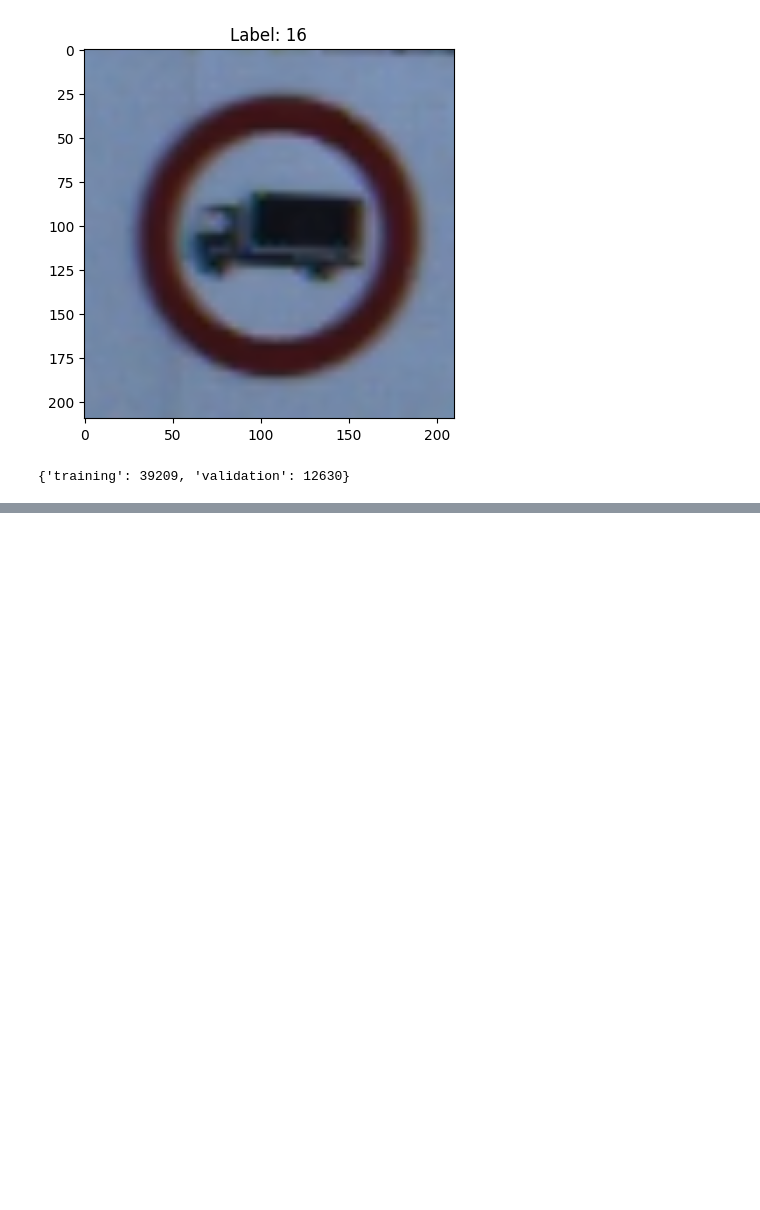
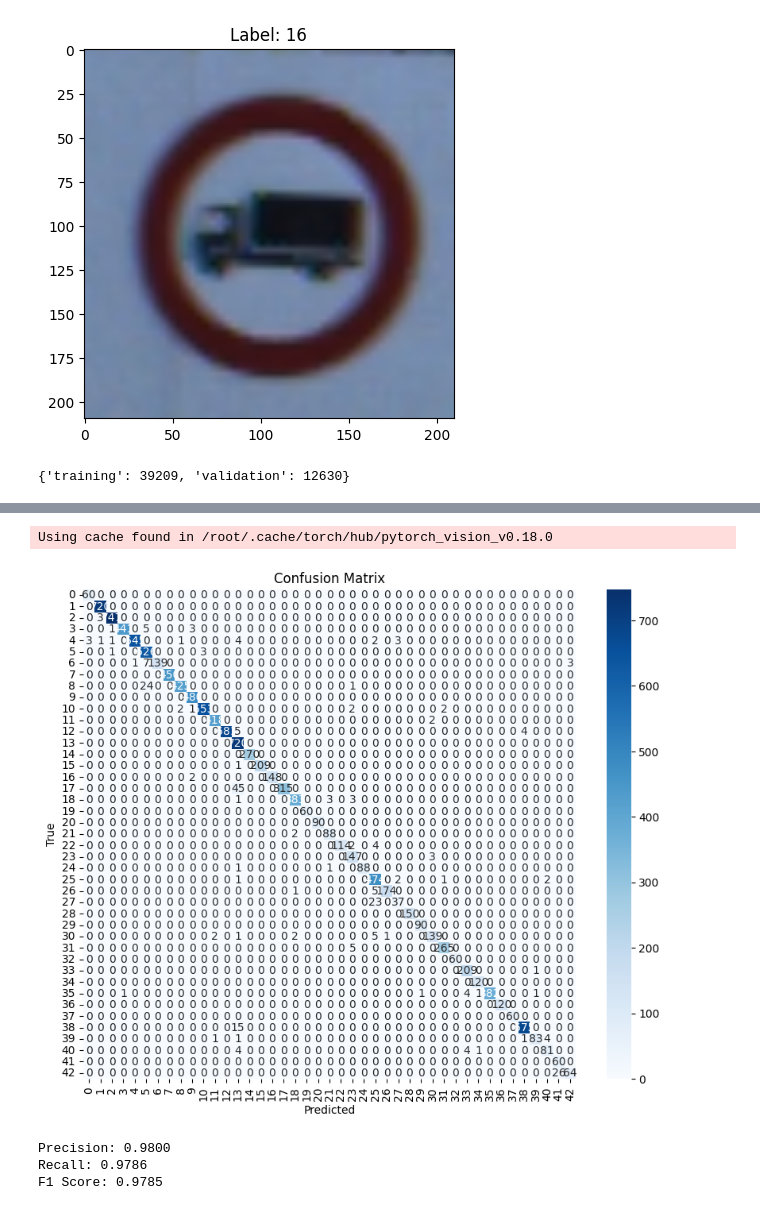
Before and after one commit to LimeMun/PDL_GTSRB, a Jupyter notebook: model_train.ipynb, the cells around one changed output, grey strips where cells are left out. Saved outputs shown, nothing was run; the diff lists cells and outputs as text; code cells hidden in the pictures; blank space fills up the shorter version.

```diff
--- a/model_train.ipynb
+++ b/model_train.ipynb
@@ -158,0 +232,55 @@ def Train(model, criterion, optimizer, num_epochs, batch_size, dataloaders):
+# %%
+import torch
+from torchvision import transforms, datasets
+from torch.utils.data import DataLoader
+import torch.nn as nn
+import torch.optim as optim
+import numpy as np
+from sklearn.metrics import confusion_matrix, precision_score, recall_score, f1_score
+import seaborn as sns
+import matplotlib.pyplot as plt
+
+# 모델 정의 및 가중치 불러오기
+model = torch.hub.load('pytorch/vision:v0.18.0', 'resnet50', pretrained=False)
+model.fc = nn.Linear(model.fc.in_features, 43)  # 출력 뉴런 수를 43으로 설정
+model.load_state_dict(torch.load('/content/best_model_resnet50.pth'))
+model = model.to(device)
+model.eval()
+
+# 테스트 데이터로 모델 평가
+all_preds = []
+all_labels = []
+
+with torch.no_grad():
+    for inputs, labels in valid_loader:
+        inputs, labels = inputs.to(device), labels.to(device)
+        outputs = model(inputs)
+        _, preds = torch.max(outputs, 1)
+        all_preds.extend(preds.cpu().numpy())
+        all_labels.extend(labels.cpu().numpy())
+
+# 혼동 행렬 계산
+cm = confusion_matrix(all_labels, all_preds)
+# 맞춘 개수와 틀린 개수 계산
+correct_predictions = np.trace(cm)
+total_predictions = np.sum(cm)
+incorrect_predictions = total_predictions - correct_predictions
+
+print(f'Correct Predictions: {correct_predictions}')
+print(f'Incorrect Predictions: {incorrect_predictions}')
+
+# Precision, Recall, F1 Score 계산
+precision = precision_score(all_labels, all_preds, average='weighted')
+recall = recall_score(all_labels, all_preds, average='weighted')
+f1 = f1_score(all_labels, all_preds, average='weighted')
+
+# 성능 지표 출력
+print(f'Precision: {precision:.4f}')
+print(f'Recall: {recall:.4f}')
+print(f'F1 Score: {f1:.4f}')
+# %% [output]
+Using cache found in /root/.cache/torch/hub/pytorch_vision_v0.18.0
+[figure, added]
+Precision: 0.9800
+Recall: 0.9786
+F1 Score: 0.9785
```
Also changed, not shown: parts of 9 cells of this notebook.
